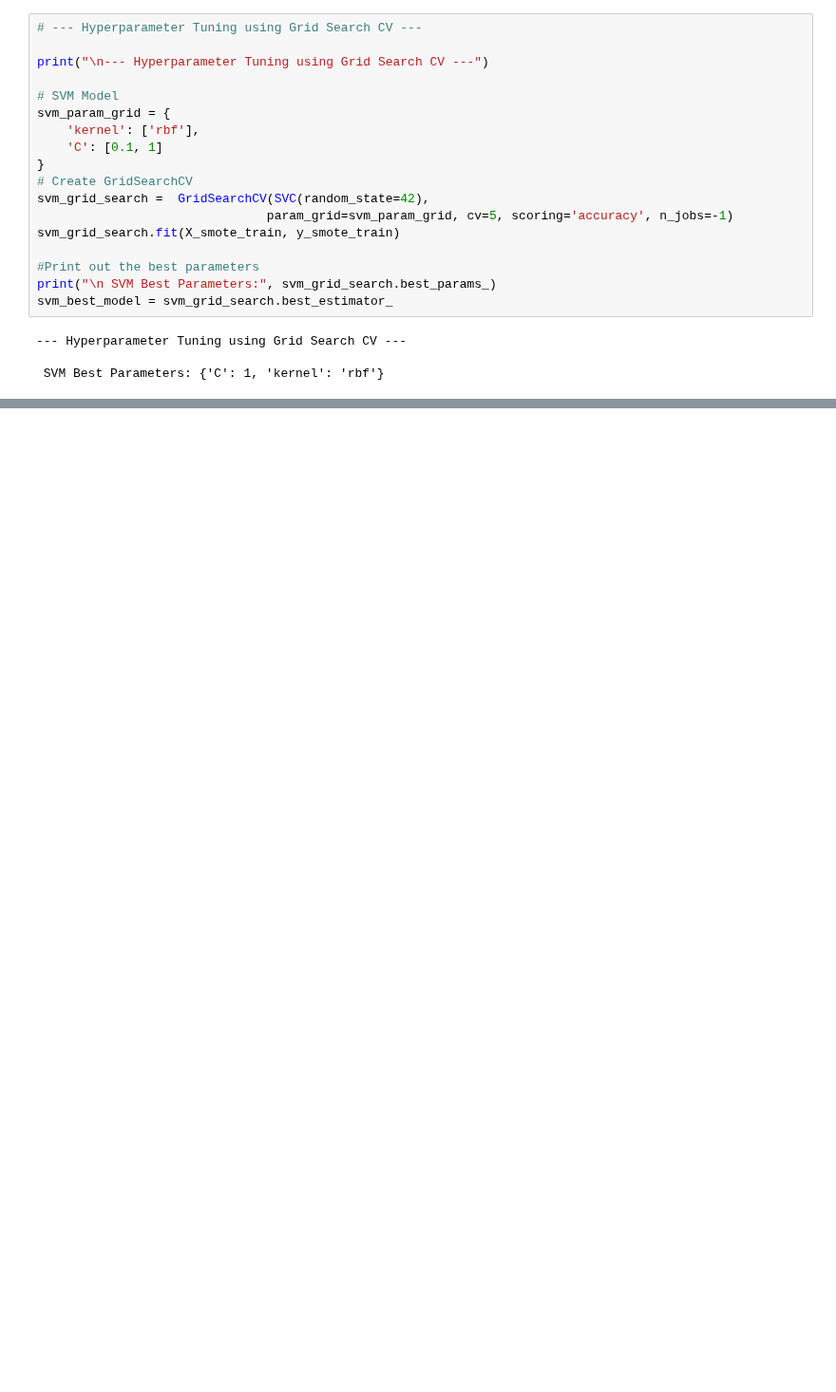
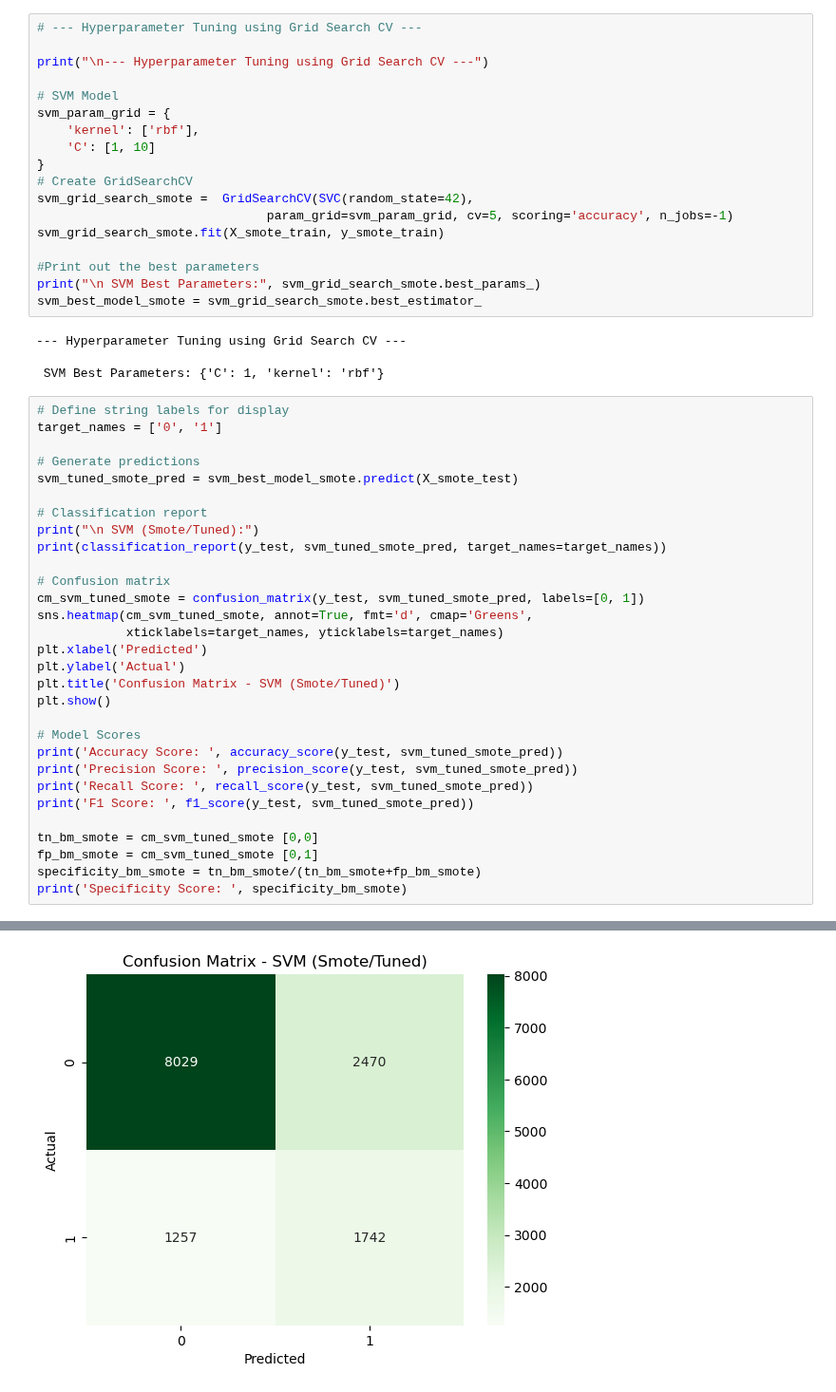
Before and after one commit to jb705249/SJU_DSS_740_Final_Project, a Jupyter notebook: Scr/modeling_SVM.ipynb, the cells around one changed output, grey strips where cells are left out. Shown at 95% size. Cells and saved outputs as stored; diff of their text form; blank space fills up the shorter version.

Commit message:
updated SVM with hyperparameter tuning and learning curve

```diff
--- a/Scr/modeling_SVM.ipynb
+++ b/Scr/modeling_SVM.ipynb
@@ -250,17 +261,48 @@ print("\n--- Hyperparameter Tuning using Grid Search CV ---")
 # SVM Model
 svm_param_grid = {
     'kernel': ['rbf'],
-    'C': [0.1, 1]
+    'C': [1, 10]
 }
 # Create GridSearchCV
-svm_grid_search =  GridSearchCV(SVC(random_state=42),
+svm_grid_search_smote =  GridSearchCV(SVC(random_state=42),
                                param_grid=svm_param_grid, cv=5, scoring='accuracy', n_jobs=-1)
-svm_grid_search.fit(X_smote_train, y_smote_train)
+svm_grid_search_smote.fit(X_smote_train, y_smote_train)
 
 #Print out the best parameters
-print("\n SVM Best Parameters:", svm_grid_search.best_params_)
-svm_best_model = svm_grid_search.best_estimator_
+print("\n SVM Best Parameters:", svm_grid_search_smote.best_params_)
+svm_best_model_smote = svm_grid_search_smote.best_estimator_
 # %% [output]
 --- Hyperparameter Tuning using Grid Search CV ---
 
  SVM Best Parameters: {'C': 1, 'kernel': 'rbf'}
+# %%
+# Define string labels for display
+target_names = ['0', '1']
+
+# Generate predictions
+svm_tuned_smote_pred = svm_best_model_smote.predict(X_smote_test)
+
+# Classification report
+print("\n SVM (Smote/Tuned):")
+print(classification_report(y_test, svm_tuned_smote_pred, target_names=target_names))
+
+# Confusion matrix
+cm_svm_tuned_smote = confusion_matrix(y_test, svm_tuned_smote_pred, labels=[0, 1])
+sns.heatmap(cm_svm_tuned_smote, annot=True, fmt='d', cmap='Greens',
+            xticklabels=target_names, yticklabels=target_names)
+plt.xlabel('Predicted')
+plt.ylabel('Actual')
+plt.title('Confusion Matrix - SVM (Smote/Tuned)')
+plt.show()
+
+# Model Scores
+print('Accuracy Score: ', accuracy_score(y_test, svm_tuned_smote_pred))
+print('Precision Score: ', precision_score(y_test, svm_tuned_smote_pred))
+print('Recall Score: ', recall_score(y_test, svm_tuned_smote_pred))
+print('F1 Score: ', f1_score(y_test, svm_tuned_smote_pred))
+
+tn_bm_smote = cm_svm_tuned_smote [0,0]
+fp_bm_smote = cm_svm_tuned_smote [0,1]
+specificity_bm_smote = tn_bm_smote/(tn_bm_smote+fp_bm_smote)
+print('Specificity Score: ', specificity_bm_smote)
+# %% [output]
@@ -266,0 +318 @@ svm_best_model = svm_grid_search.best_estimator_
+[figure, added]
```
Also changed, not shown: parts of 12 cells of this notebook.
